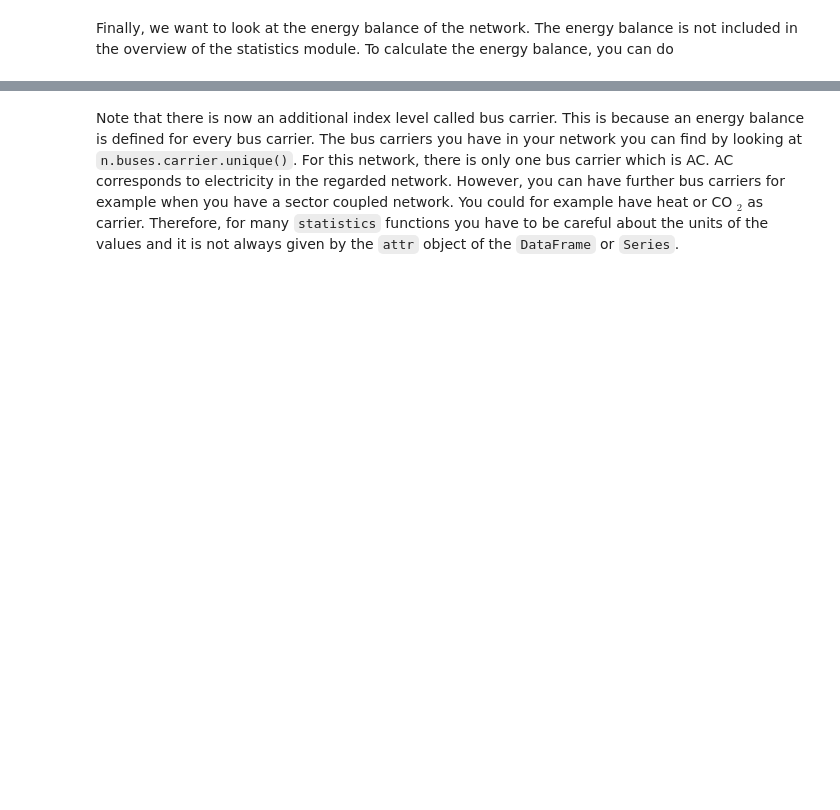
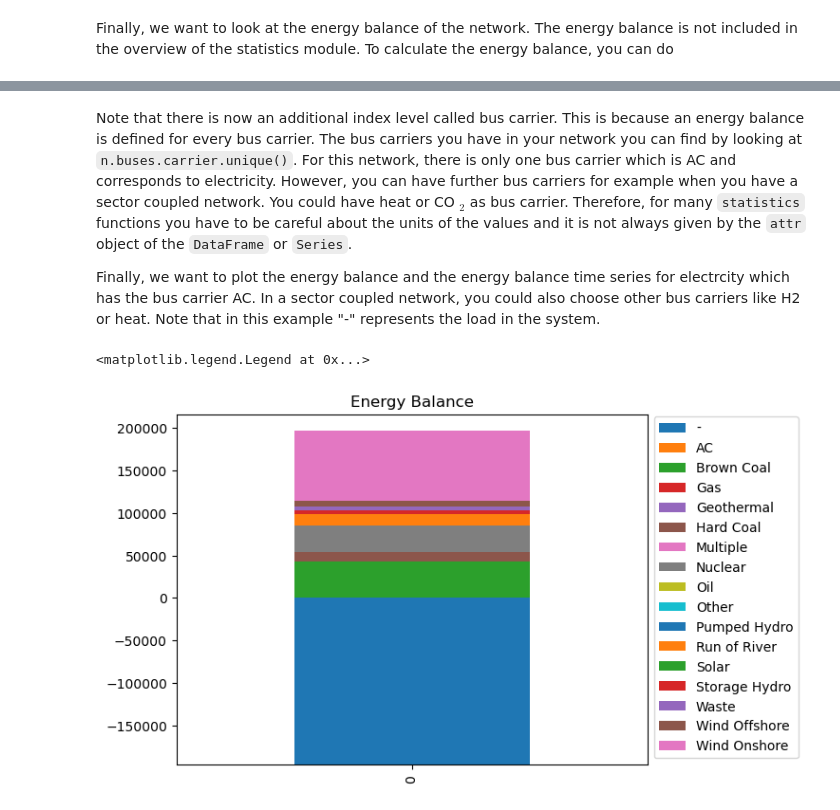
Before and after one commit to PyPSA/PyPSA, a Jupyter notebook: examples/notebooks/statistics.ipynb, the cells around one changed output, grey strips where cells are left out. Drawn from its saved outputs; the diff is of its cells as text; code cells hidden in the pictures; blank space fills up the shorter version.

```diff
--- a/examples/notebooks/statistics.ipynb
+++ b/examples/notebooks/statistics.ipynb
@@ -100,2 +287,11 @@ n.statistics.energy_balance()
 # %% [markdown]
-Note that there is now an additional index level called bus carrier. This is because an energy balance is defined for every bus carrier. The bus carriers you have in your network you can find by looking at `n.buses.carrier.unique()`. For this network, there is only one bus carrier which is AC. AC corresponds to electricity in the regarded network. However, you can have further bus carriers for example when you have a sector coupled network. You could for example have heat or CO $_2$ as carrier. Therefore, for many `statistics` functions you have to be careful about the units of the values and it is not always given by the `attr` object of the `DataFrame` or `Series`.
+Note that there is now an additional index level called bus carrier. This is because an energy balance is defined for every bus carrier. The bus carriers you have in your network you can find by looking at `n.buses.carrier.unique()`. For this network, there is only one bus carrier which is AC and corresponds to electricity. However, you can have further bus carriers for example when you have a sector coupled network. You could have heat or CO $_2$ as bus carrier. Therefore, for many `statistics` functions you have to be careful about the units of the values and it is not always given by the `attr` object of the `DataFrame` or `Series`.
+
+Finally, we want to plot the energy balance and the energy balance time series for electrcity which has the bus carrier AC. In a sector coupled network, you could also choose other bus carriers like H2 or heat. Note that in this example "-" represents the load in the system.
+# %%
+fig, ax = plt.subplots()
+n.statistics.energy_balance().loc[:,:,"AC"].groupby("carrier").sum().to_frame().T.plot.bar(stacked=True, ax=ax,     title="Energy Balance")
+ax.legend(bbox_to_anchor=(1, 0), loc="lower left", title=None, ncol=1)
+# %% [output]
+<matplotlib.legend.Legend at 0x...>
+[figure, added]
```
Also changed, not shown: parts of 18 cells of this notebook, 1 other file.
